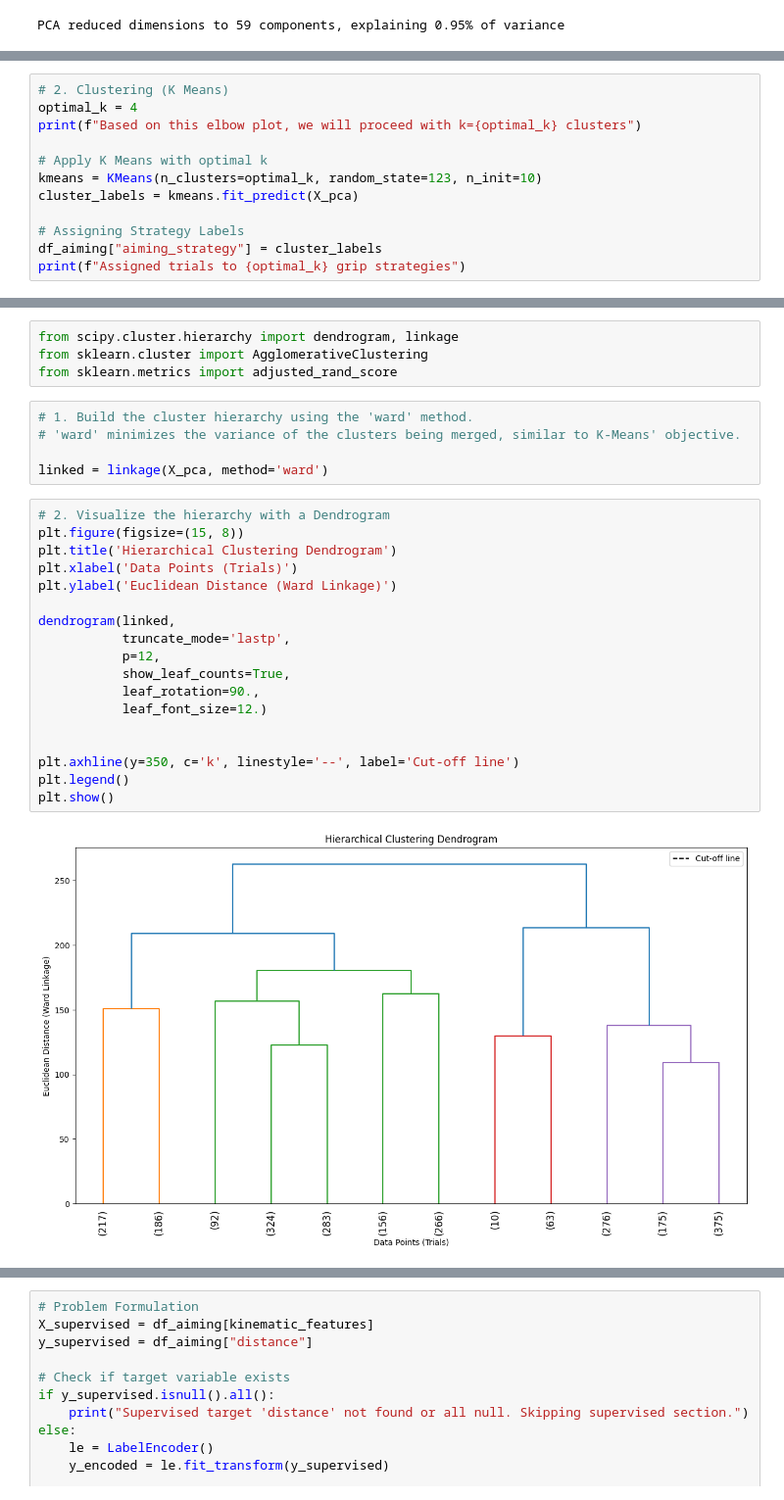
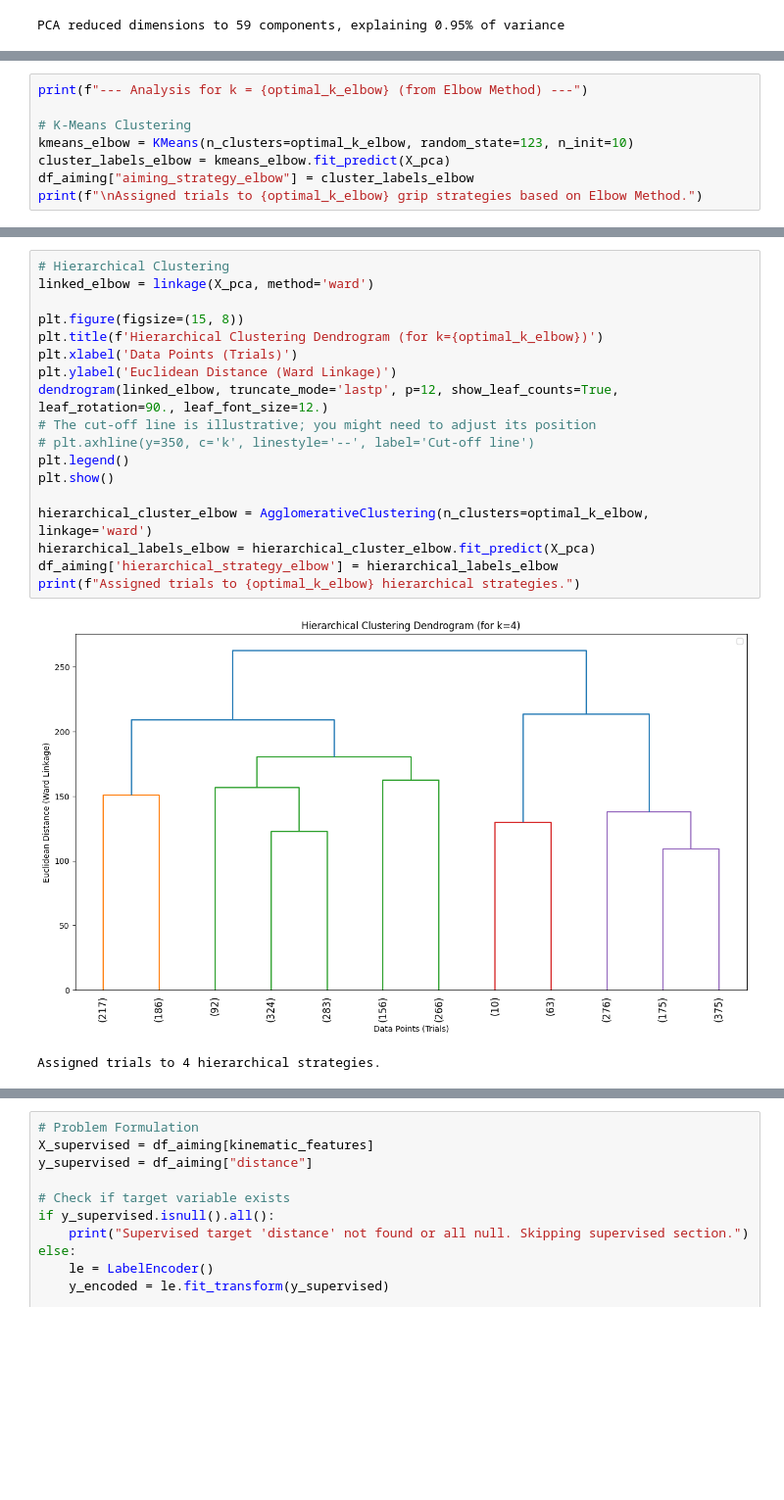
Before and after one commit to BhargavKumarNath/Classifying-Grip-Strategies-Using-Machine-Learning-, a Jupyter notebook: notebooks/02_ml_model_aiming.ipynb, the cells around one changed output, grey strips where cells are left out. Shown at 98% size. Drawn from its saved outputs; the diff is of its cells as text; blank space fills up the shorter version.

```diff
--- a/notebooks/02_ml_model_aiming.ipynb
+++ b/notebooks/02_ml_model_aiming.ipynb
@@ -93,13 +123,9 @@ plt.show()
 # %%
-# 2. Clustering (K Means)
-optimal_k = 4
-print(f"Based on this elbow plot, we will proceed with k={optimal_k} clusters")
+print(f"--- Analysis for k = {optimal_k_elbow} (from Elbow Method) ---")
 
-# Apply K Means with optimal k
-kmeans = KMeans(n_clusters=optimal_k, random_state=123, n_init=10)
-cluster_labels = kmeans.fit_predict(X_pca)
-
-# Assigning Strategy Labels
-df_aiming["aiming_strategy"] = cluster_labels
-print(f"Assigned trials to {optimal_k} grip strategies")
+# K-Means Clustering
+kmeans_elbow = KMeans(n_clusters=optimal_k_elbow, random_state=123, n_init=10)
+cluster_labels_elbow = kmeans_elbow.fit_predict(X_pca)
+df_aiming["aiming_strategy_elbow"] = cluster_labels_elbow
+print(f"\nAssigned trials to {optimal_k_elbow} grip strategies based on Elbow Method.")
 # %% [output]
@@ -110,30 +135,22 @@ Assigned trials to 4 grip strategies
-# %%
-from scipy.cluster.hierarchy import dendrogram, linkage
-from sklearn.cluster import AgglomerativeClustering
-from sklearn.metrics import adjusted_rand_score
-# %%
-# 1. Build the cluster hierarchy using the 'ward' method.
-# 'ward' minimizes the variance of the clusters being merged, similar to K-Means' objective.
-
-linked = linkage(X_pca, method='ward')
 # %%
-# 2. Visualize the hierarchy with a Dendrogram
+# Hierarchical Clustering
+linked_elbow = linkage(X_pca, method='ward')
+
 plt.figure(figsize=(15, 8))
-plt.title('Hierarchical Clustering Dendrogram')
+plt.title(f'Hierarchical Clustering Dendrogram (for k={optimal_k_elbow})')
 plt.xlabel('Data Points (Trials)')
 plt.ylabel('Euclidean Distance (Ward Linkage)')
-
-dendrogram(linked,
-           truncate_mode='lastp',
-           p=12,
-           show_leaf_counts=True,
-           leaf_rotation=90.,
-           leaf_font_size=12.)
-
-
-plt.axhline(y=350, c='k', linestyle='--', label='Cut-off line')
+dendrogram(linked_elbow, truncate_mode='lastp', p=12, show_leaf_counts=True, leaf_rotation=90., leaf_font_size=12.)
+# The cut-off line is illustrative; you might need to adjust its position
+# plt.axhline(y=350, c='k', linestyle='--', label='Cut-off line')
 plt.legend()
 plt.show()
+
+hierarchical_cluster_elbow = AgglomerativeClustering(n_clusters=optimal_k_elbow, linkage='ward')
+hierarchical_labels_elbow = hierarchical_cluster_elbow.fit_predict(X_pca)
+df_aiming['hierarchical_strategy_elbow'] = hierarchical_labels_elbow
+print(f"Assigned trials to {optimal_k_elbow} hierarchical strategies.")
 # %% [output]
-[figure, old version]
+[figure, new version]
+Assigned trials to 4 hierarchical strategies.
 # %%
```
Also changed, not shown: parts of 27 cells of this notebook, 5 other files.
